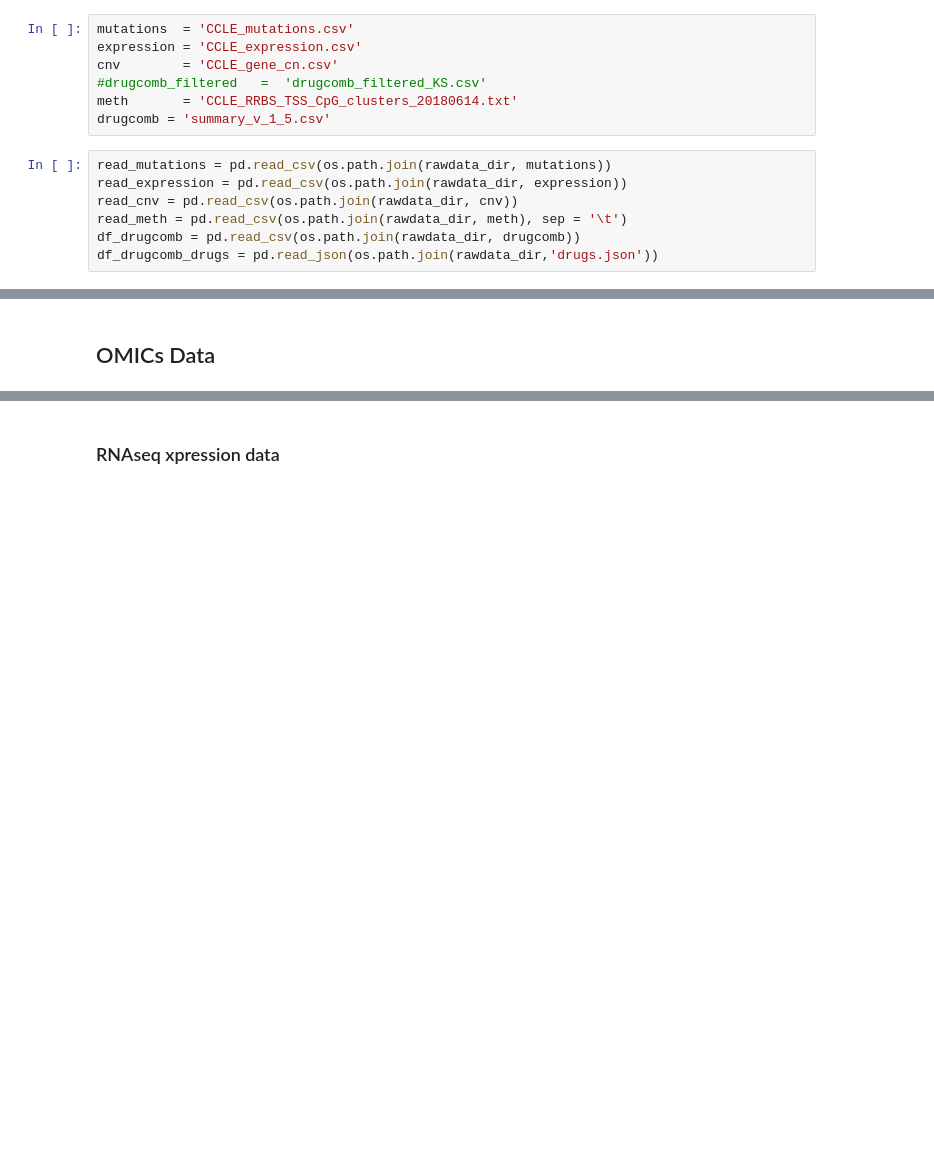
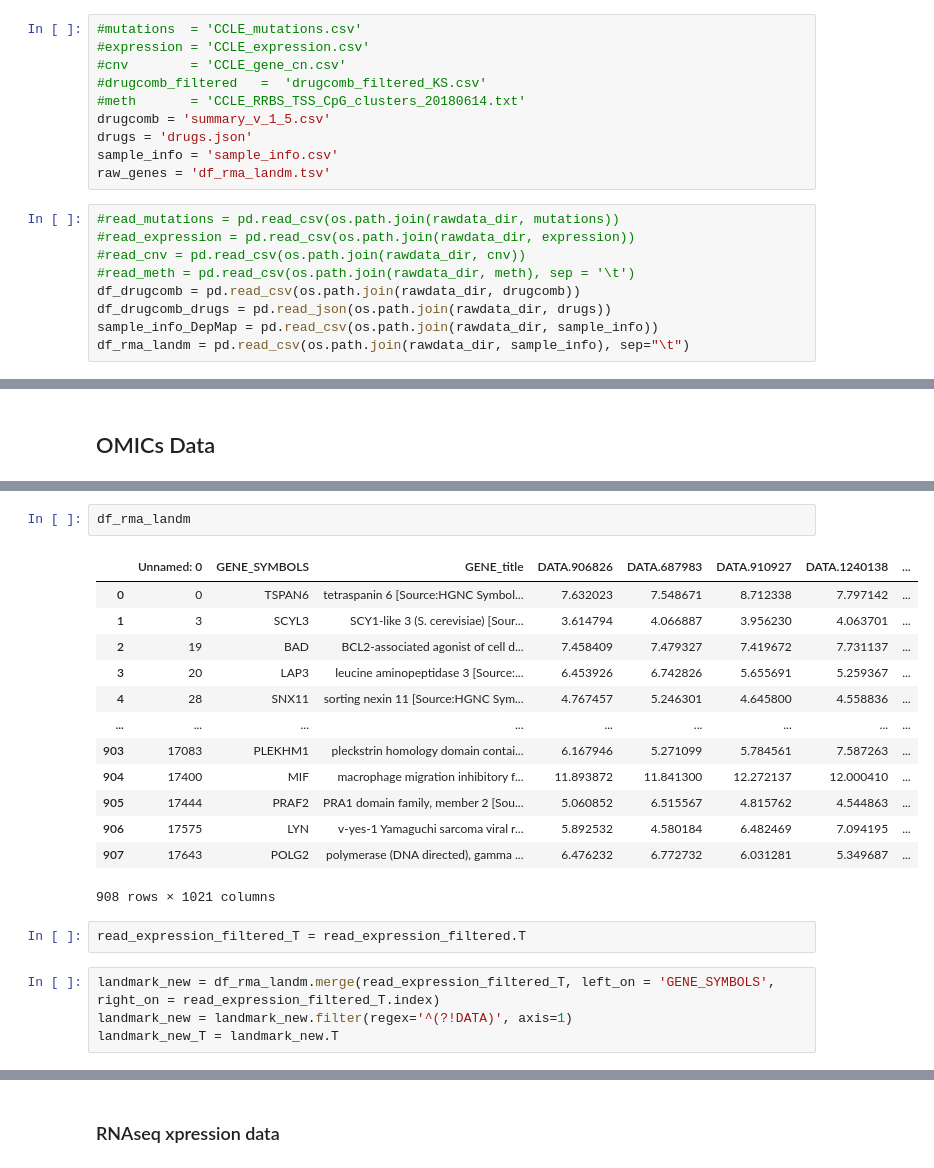
Before and after one commit to aliciapliego/AI-synergyPredict, a Jupyter notebook: code/prepare_omics_data.ipynb, the cells around one changed output, grey strips where cells are left out. Saved outputs shown, nothing was run; the diff lists cells and outputs as text; blank space fills up the shorter version.

```diff
--- a/code/prepare_omics_data.ipynb
+++ b/code/prepare_omics_data.ipynb
@@ -12,17 +14,22 @@ processed_dir = '../data/processed/'
 # %%
-mutations  = 'CCLE_mutations.csv'
-expression = 'CCLE_expression.csv'
-cnv        = 'CCLE_gene_cn.csv'
+#mutations  = 'CCLE_mutations.csv'
+#expression = 'CCLE_expression.csv'
+#cnv        = 'CCLE_gene_cn.csv'
 #drugcomb_filtered   =  'drugcomb_filtered_KS.csv'
-meth       = 'CCLE_RRBS_TSS_CpG_clusters_20180614.txt'
+#meth       = 'CCLE_RRBS_TSS_CpG_clusters_20180614.txt'
 drugcomb = 'summary_v_1_5.csv'
+drugs = 'drugs.json'
+sample_info = 'sample_info.csv'
+raw_genes = 'df_rma_landm.tsv'
 # %%
-read_mutations = pd.read_csv(os.path.join(rawdata_dir, mutations))
-read_expression = pd.read_csv(os.path.join(rawdata_dir, expression))
-read_cnv = pd.read_csv(os.path.join(rawdata_dir, cnv))
-read_meth = pd.read_csv(os.path.join(rawdata_dir, meth), sep = '\t')
+#read_mutations = pd.read_csv(os.path.join(rawdata_dir, mutations))
+#read_expression = pd.read_csv(os.path.join(rawdata_dir, expression))
+#read_cnv = pd.read_csv(os.path.join(rawdata_dir, cnv))
+#read_meth = pd.read_csv(os.path.join(rawdata_dir, meth), sep = '\t')
 df_drugcomb = pd.read_csv(os.path.join(rawdata_dir, drugcomb))
-df_drugcomb_drugs = pd.read_json(os.path.join(rawdata_dir,'drugs.json'))
+df_drugcomb_drugs = pd.read_json(os.path.join(rawdata_dir, drugs))
+sample_info_DepMap = pd.read_csv(os.path.join(rawdata_dir, sample_info))
+df_rma_landm = pd.read_csv(os.path.join(rawdata_dir, sample_info), sep="\t")
 # %%
 df_drugcomb.columns
 # %% [output]
@@ -196,0 +217,22 @@ df_drugcomb
+# %%
+df_rma_landm
+# %% [output]
+|  | Unnamed: 0 | GENE_SYMBOLS | GENE_title | DATA.906826 | DATA.687983 | DATA.910927 | DATA.1240138 | ... |
+| 0 | 0 | TSPAN6 | tetraspanin 6 [Source:HGNC Symbol... | 7.632023 | 7.548671 | 8.712338 | 7.797142 | ... |
+| 1 | 3 | SCYL3 | SCY1-like 3 (S. cerevisiae) [Sour... | 3.614794 | 4.066887 | 3.956230 | 4.063701 | ... |
+| 2 | 19 | BAD | BCL2-associated agonist of cell d... | 7.458409 | 7.479327 | 7.419672 | 7.731137 | ... |
+| 3 | 20 | LAP3 | leucine aminopeptidase 3 [Source:... | 6.453926 | 6.742826 | 5.655691 | 5.259367 | ... |
+| 4 | 28 | SNX11 | sorting nexin 11 [Source:HGNC Sym... | 4.767457 | 5.246301 | 4.645800 | 4.558836 | ... |
+| ... | ... | ... | ... | ... | ... | ... | ... | ... |
+| 903 | 17083 | PLEKHM1 | pleckstrin homology domain contai... | 6.167946 | 5.271099 | 5.784561 | 7.587263 | ... |
+| 904 | 17400 | MIF | macrophage migration inhibitory f... | 11.893872 | 11.841300 | 12.272137 | 12.000410 | ... |
+| 905 | 17444 | PRAF2 | PRA1 domain family, member 2 [Sou... | 5.060852 | 6.515567 | 4.815762 | 4.544863 | ... |
+| 906 | 17575 | LYN | v-yes-1 Yamaguchi sarcoma viral r... | 5.892532 | 4.580184 | 6.482469 | 7.094195 | ... |
+| 907 | 17643 | POLG2 | polymerase (DNA directed), gamma ... | 6.476232 | 6.772732 | 6.031281 | 5.349687 | ... |
+908 rows × 1021 columns
+# %%
+read_expression_filtered_T = read_expression_filtered.T
+# %%
+landmark_new = df_rma_landm.merge(read_expression_filtered_T, left_on = 'GENE_SYMBOLS', right_on = read_expression_filtered_T.index)
+landmark_new = landmark_new.filter(regex='^(?!DATA)', axis=1)
+landmark_new_T = landmark_new.T
```
Also changed, not shown: parts of 10 cells of this notebook.
